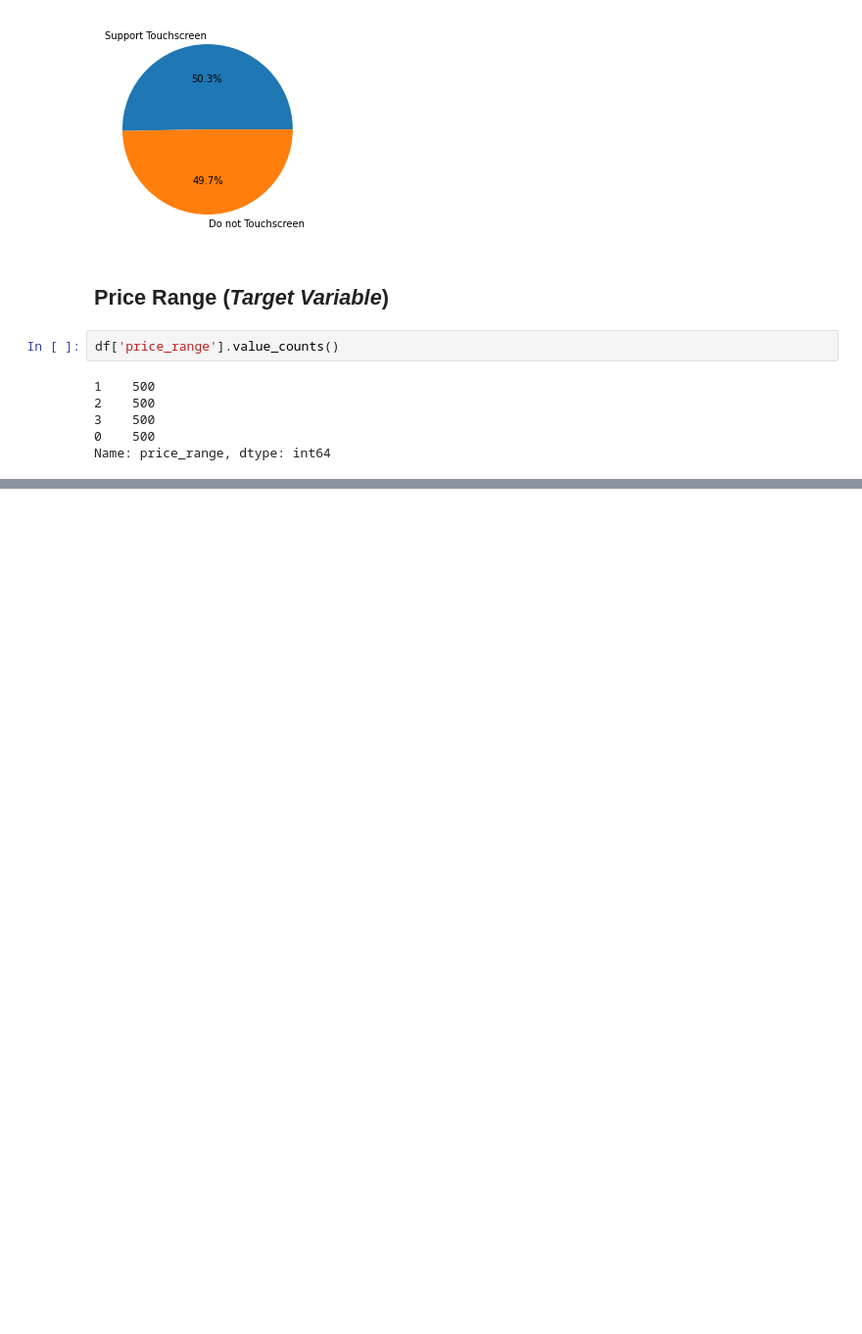
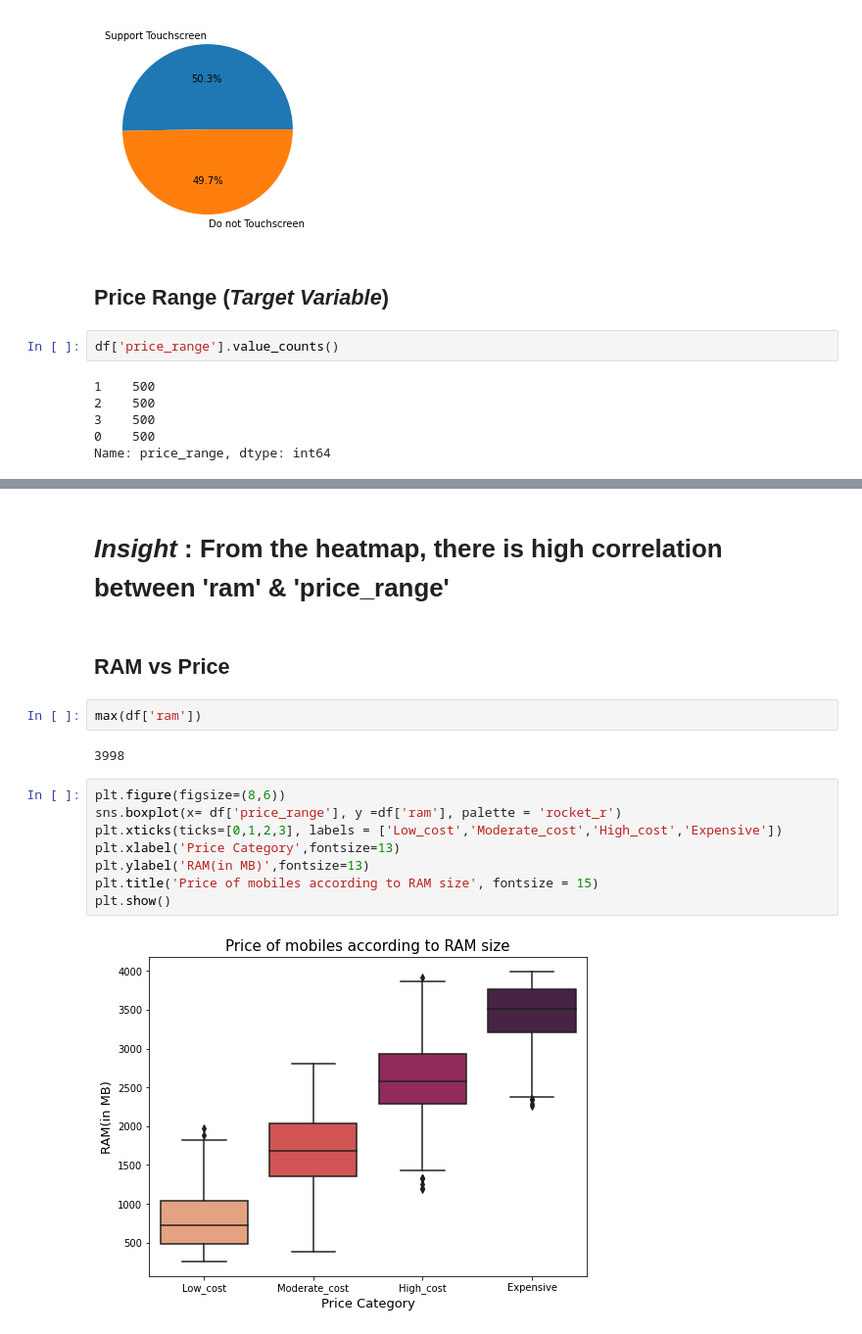
Before and after one commit to Prasad-Khedkar/Mobile_price_range-Classification-, a Jupyter notebook: Mobile_price_range_classification.ipynb, the cells around one changed output, grey strips where cells are left out. Shown at 98% size. Drawn from its saved outputs; the diff is of its cells as text; blank space fills up the shorter version.

```diff
--- a/Mobile_price_range_classification.ipynb
+++ b/Mobile_price_range_classification.ipynb
@@ -262,0 +274,18 @@ plt.show()
+# %% [markdown]
+# *Insight* : From the heatmap, there is high correlation between 'ram' & 'price_range'
+# %% [markdown]
+## RAM vs Price
+# %%
+max(df['ram'])
+# %% [output]
+3998
+# %%
+plt.figure(figsize=(8,6))
+sns.boxplot(x= df['price_range'], y =df['ram'], palette = 'rocket_r')
+plt.xticks(ticks=[0,1,2,3], labels = ['Low_cost','Moderate_cost','High_cost','Expensive'])
+plt.xlabel('Price Category',fontsize=13)
+plt.ylabel('RAM(in MB)',fontsize=13)
+plt.title('Price of mobiles according to RAM size', fontsize = 15)
+plt.show()
+# %% [output]
+[figure, added]
```
Also changed, not shown: parts of 49 cells of this notebook.
